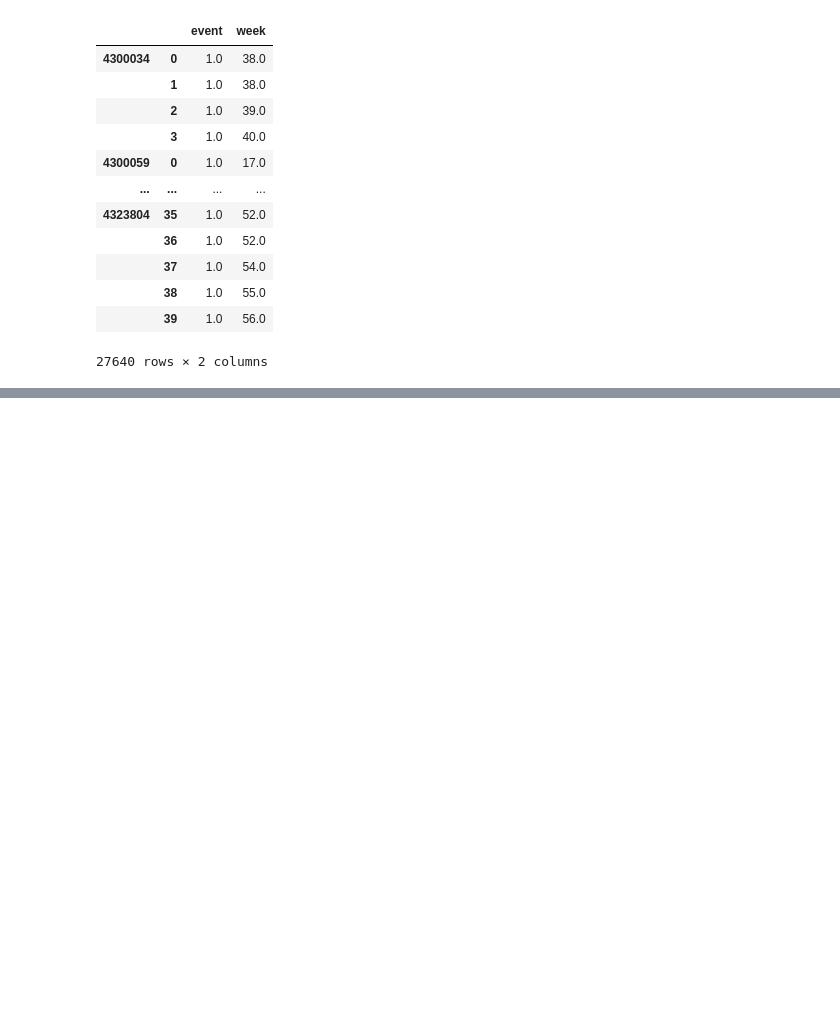
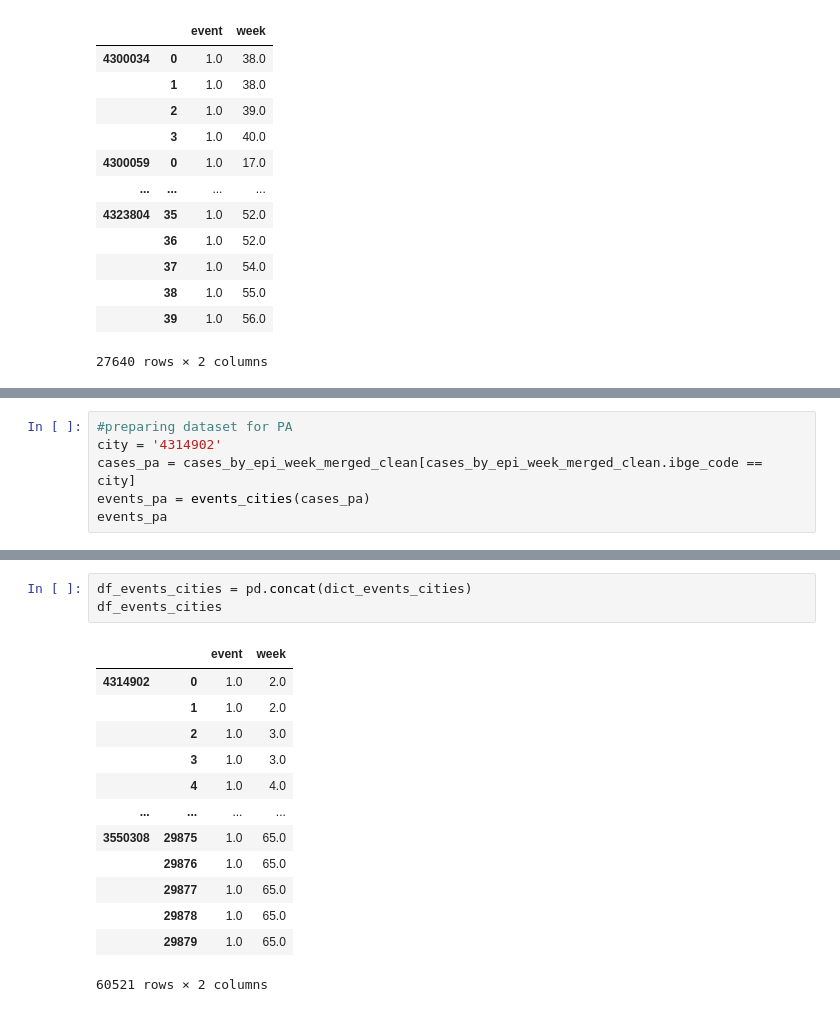
Before and after one commit to alexandrepereiraarq/COVIDGI, a Jupyter notebook: CVGI_MR_05_analysis.ipynb, the cells around one changed output, grey strips where cells are left out. Saved outputs shown, nothing was run; the diff lists cells and outputs as text; blank space fills up the shorter version.

```diff
--- a/CVGI_MR_05_analysis.ipynb
+++ b/CVGI_MR_05_analysis.ipynb
@@ -132,0 +116,6 @@ cases_by_epi_week_merged_clean[(cases_by_epi_week_merged_clean['ibge_code'].str.
+# %%
+#preparing dataset for PA
+city = '4314902'
+cases_pa = cases_by_epi_week_merged_clean[cases_by_epi_week_merged_clean.ibge_code == city]
+events_pa = events_cities(cases_pa)
+events_pa
@@ -248,0 +215,17 @@ plot_kmf(events_ro,['1100015','1101807','1100023','1100049','1100056'])
+# %%
+df_events_cities = pd.concat(dict_events_cities)
+df_events_cities
+# %% [output]
+|  |  | event | week |
+| 4314902 | 0 | 1.0 | 2.0 |
+|  | 1 | 1.0 | 2.0 |
+|  | 2 | 1.0 | 3.0 |
+|  | 3 | 1.0 | 3.0 |
+|  | 4 | 1.0 | 4.0 |
+| ... | ... | ... | ... |
+| 3550308 | 29875 | 1.0 | 65.0 |
+|  | 29876 | 1.0 | 65.0 |
+|  | 29877 | 1.0 | 65.0 |
+|  | 29878 | 1.0 | 65.0 |
+|  | 29879 | 1.0 | 65.0 |
+60521 rows × 2 columns
```
Also changed, not shown: parts of 21 cells of this notebook, 1 other file.
